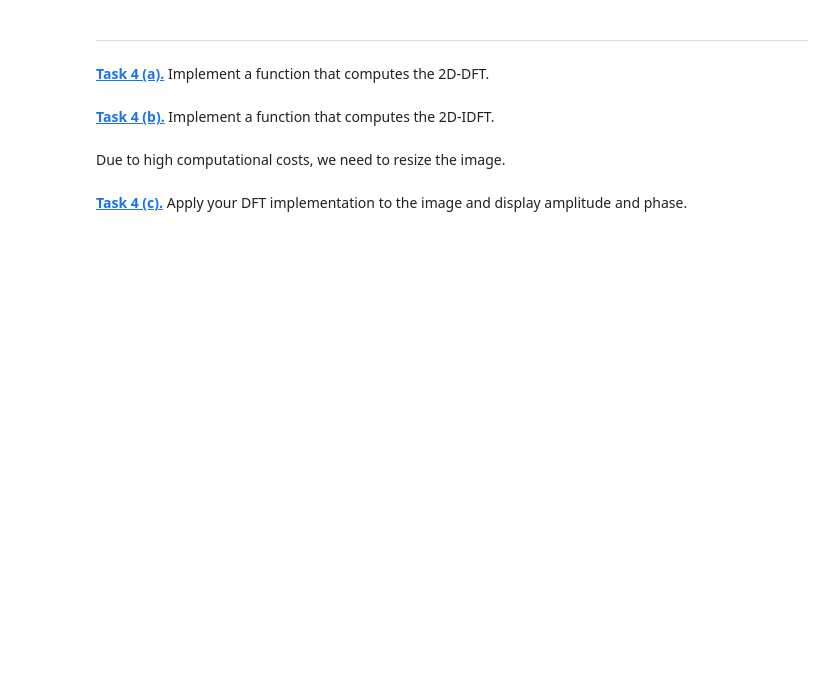
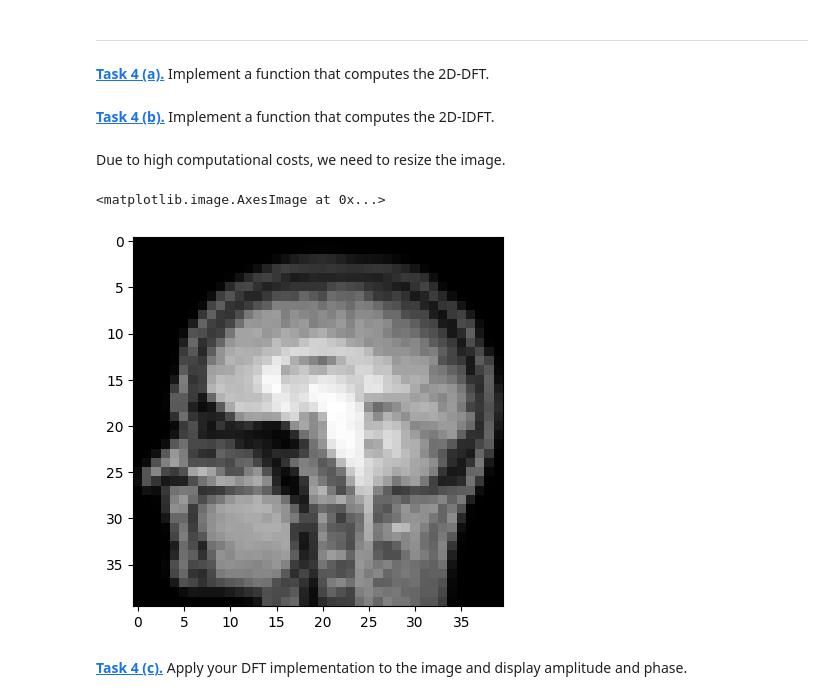
Before and after one commit to Julichxn/Mobi-fs-5-Python, a Jupyter notebook: fourier.ipynb, the cells around one changed output. Cells and saved outputs as stored; diff of their text form; code cells hidden in the pictures; blank space fills up the shorter version.

```diff
--- a/fourier.ipynb
+++ b/fourier.ipynb
@@ -180,7 +251,10 @@ plt.imshow(mask_highpass, cmap= 'gray')
 # %% [markdown]
 Due to high computational costs, we need to resize the image.
 # %%
-test_img = resize(brain_img, (40, 40))
+test_img = resize(mr_img, (40, 40))
 plt.imshow(test_img, 'gray')
+# %% [output]
+<matplotlib.image.AxesImage at 0x...>
+[figure, added]
 # %% [markdown]
 **[Task 4 (c).]()** Apply your DFT implementation to the image and display amplitude and phase.
```
Also changed, not shown: parts of 11 cells of this notebook.
